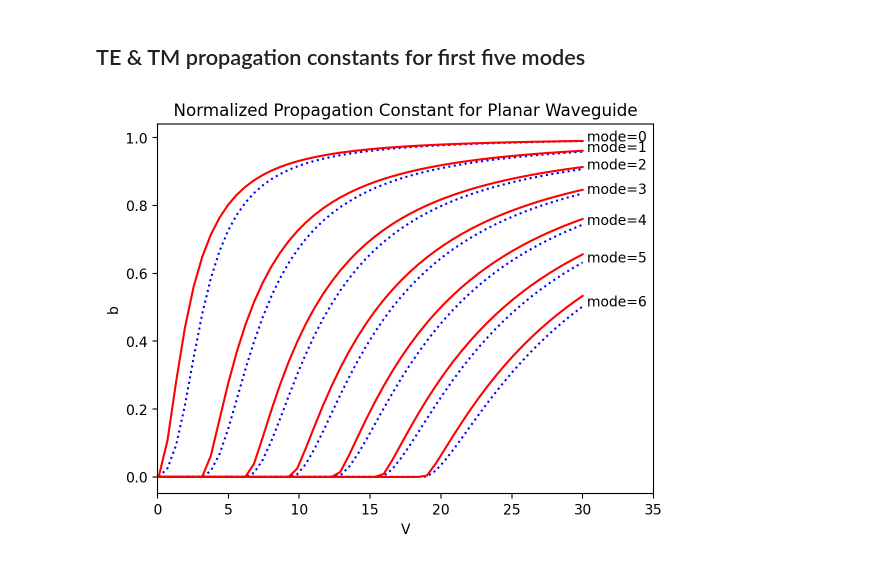
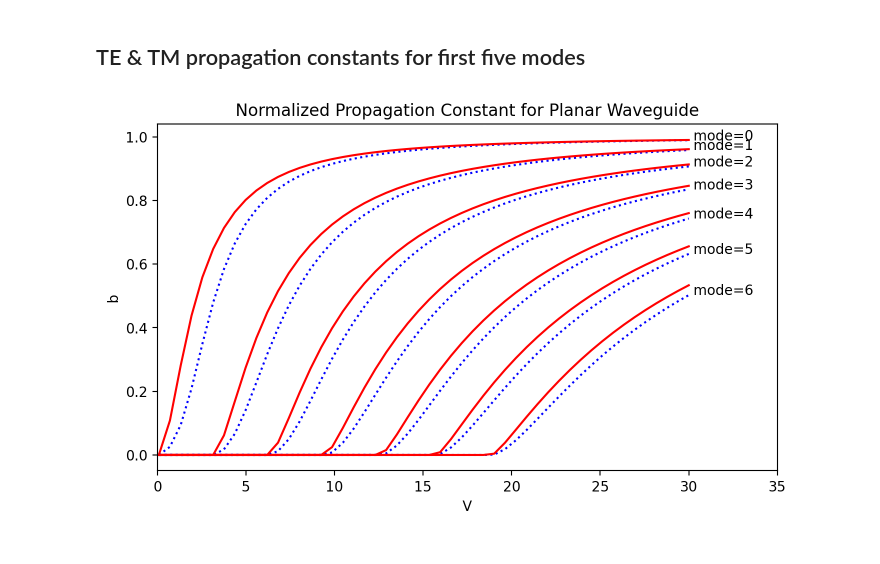
Before and after one commit to scottprahl/ofiber, a Jupyter notebook: docs/3-Planar-Waveguide-Modes.ipynb, the cells around one changed output. Cells and saved outputs as stored; diff of their text form; code cells hidden in the pictures.

```diff
--- a/docs/3-Planar-Waveguide-Modes.ipynb
+++ b/docs/3-Planar-Waveguide-Modes.ipynb
@@ -156,20 +159,21 @@ plt.show()
 # %% [markdown]
 ## TE & TM propagation constants for first five modes
 # %%
+plt.figure(figsize=(8,4.5))
 n1=1.5
 n2=1.0
 V = np.linspace(0.1,30,50)
 for mode in range(7):
     b = ofiber.TM_propagation_constant(V,n1,n2,mode)
     plt.annotate(' mode=%d'%mode,xy=(30,b[-1]))
     plt.plot(V,b,':b')
     b = ofiber.TE_propagation_constant(V,mode)
     plt.plot(V,b,'r')
 
 plt.xlabel("V")
 plt.ylabel('b')
 plt.title('Normalized Propagation Constant for Planar Waveguide')
 plt.xlim(0,35)
 plt.show()
 # %% [output]
-[figure, old version]
+[figure, new version]
```
Also changed, not shown: parts of 3 cells of this notebook, 8 other files.
